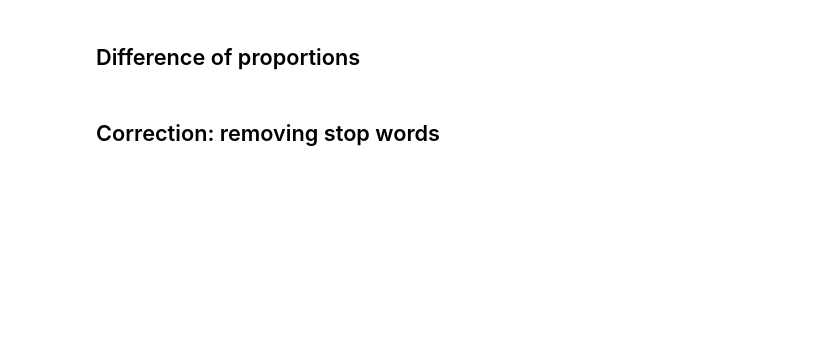
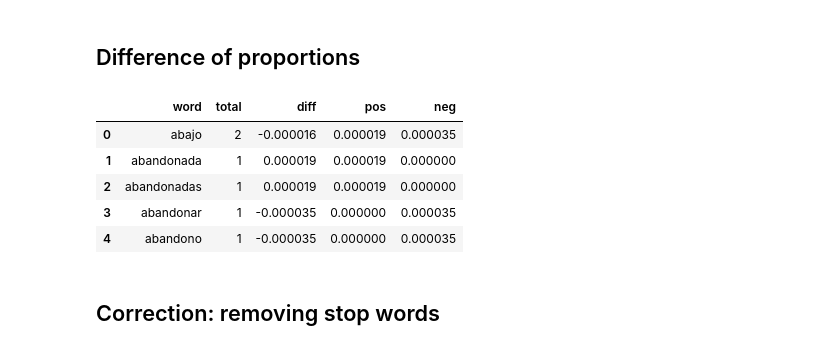
Before and after one commit to macfernandez/eddc-specialization-project, a Jupyter notebook: notebooks/03-methods-statistic.ipynb, the cells around one changed output. Cells and saved outputs as stored; diff of their text form; code cells hidden in the pictures; blank space fills up the shorter version.

```diff
--- a/notebooks/03-methods-statistic.ipynb
+++ b/notebooks/03-methods-statistic.ipynb
@@ -56,18 +93,26 @@ count_diff.head()
 # %% [markdown]
 ## Difference of proportions
 # %%
-proportions = frequencies/frequencies.sum(axis=0)
+proportions = frequencies.div(frequencies.sum(axis=1), axis=0)
 proportions_difference = proportions.loc["positivo"]-proportions.loc["negativo"]
 proportions_diff = (
     pd
     .DataFrame({
+        "total": count_total,
         "diff": proportions_difference,
         "pos": proportions.loc["positivo"],
         "neg": proportions.loc["negativo"]
     })
     .rename_axis("word", axis=0)
     .reset_index()
 )
 proportions_diff.head()
+# %% [output]
+|  | word | total | diff | pos | neg |
+| 0 | abajo | 2 | -0.000016 | 0.000019 | 0.000035 |
+| 1 | abandonada | 1 | 0.000019 | 0.000019 | 0.000000 |
+| 2 | abandonadas | 1 | 0.000019 | 0.000019 | 0.000000 |
+| 3 | abandonar | 1 | -0.000035 | 0.000000 | 0.000035 |
+| 4 | abandono | 1 | -0.000035 | 0.000000 | 0.000035 |
 # %% [markdown]
 ## Correction: removing stop words
```
Also changed, not shown: parts of 28 cells of this notebook, 1 other file.
